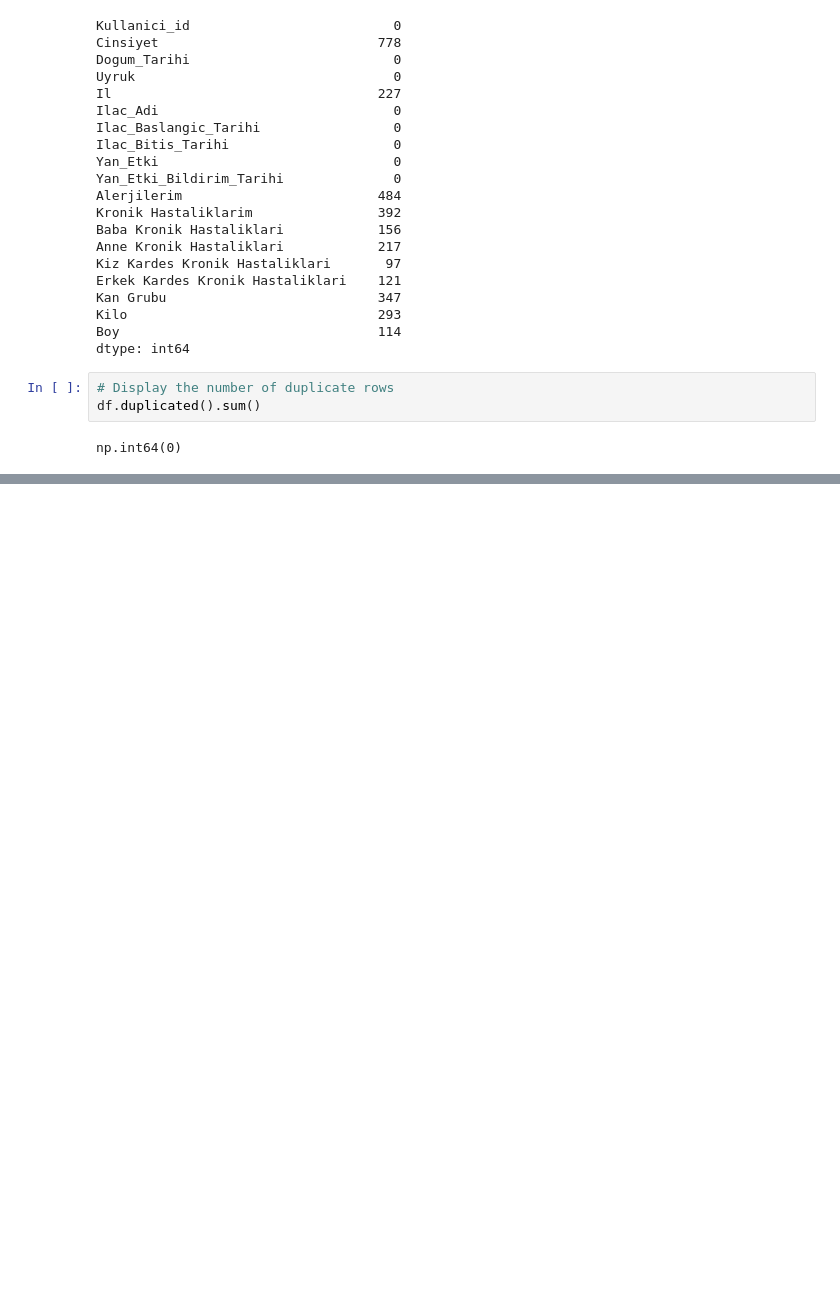
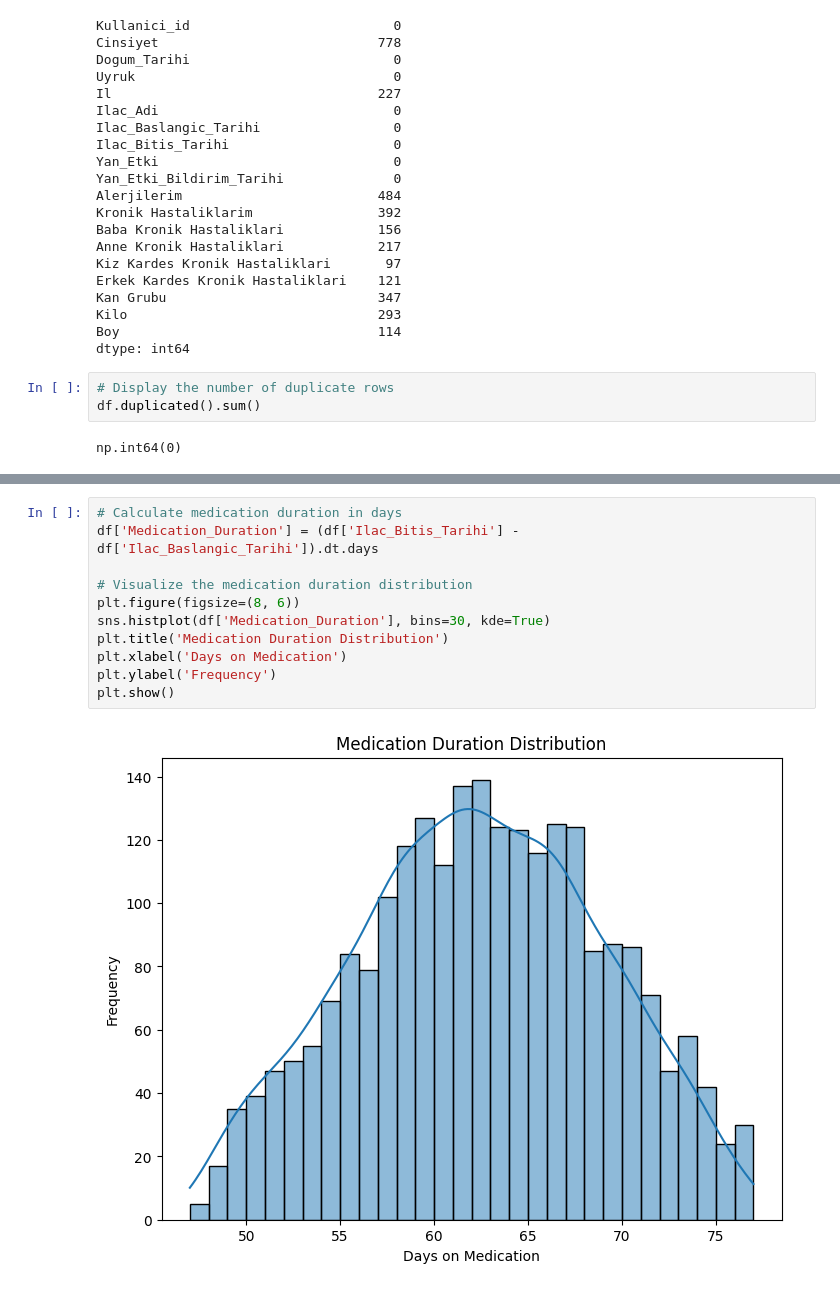
Before and after one commit to elanuralp/PusulaProject, a Jupyter notebook: EDA.ipynb, the cells around one changed output, grey strips where cells are left out. Cells and saved outputs as stored; diff of their text form; blank space fills up the shorter version.

```diff
--- a/EDA.ipynb
+++ b/EDA.ipynb
@@ -101,0 +137,13 @@ df.describe()
+# %%
+# Calculate medication duration in days
+df['Medication_Duration'] = (df['Ilac_Bitis_Tarihi'] - df['Ilac_Baslangic_Tarihi']).dt.days
+
+# Visualize the medication duration distribution
+plt.figure(figsize=(8, 6))
+sns.histplot(df['Medication_Duration'], bins=30, kde=True)
+plt.title('Medication Duration Distribution')
+plt.xlabel('Days on Medication')
+plt.ylabel('Frequency')
+plt.show()
+# %% [output]
+[figure, added]
```
Also changed, not shown: parts of 21 cells of this notebook.
